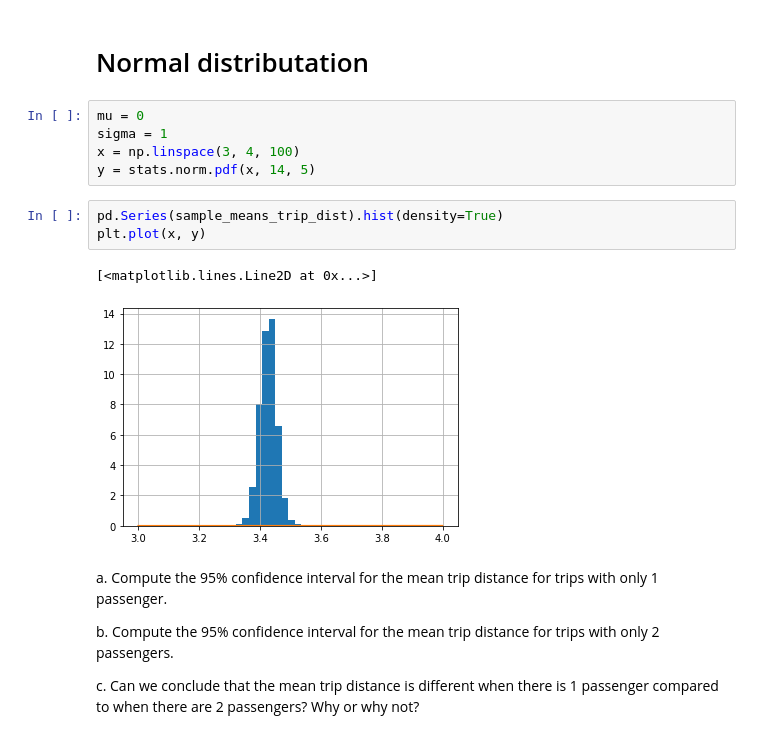
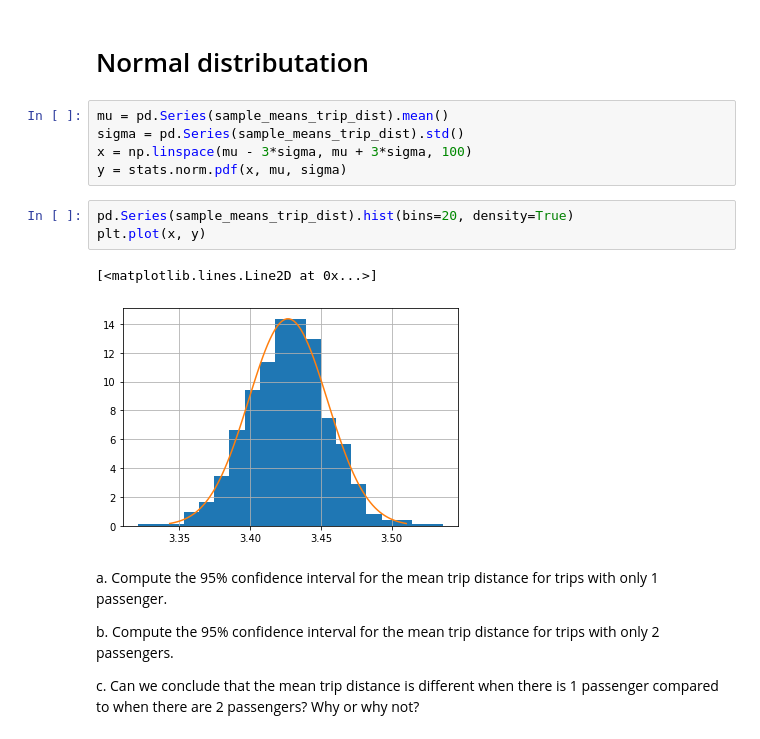
Before and after one commit to ed-biz23/data-sci-328, a Jupyter notebook: Assignment 2 - groupby, parametric and non-parametric distributions.ipynb, the cells around one changed output. Saved outputs shown, nothing was run; the diff lists cells and outputs as text.

```diff
--- a/Assignment 2 - groupby, parametric and non-parametric distributions.ipynb
+++ b/Assignment 2 - groupby, parametric and non-parametric distributions.ipynb
@@ -131,16 +161,16 @@ pd.Series(sample_means_trip_dist).hist(bins=20)
 # %% [markdown]
 # Normal distributation
 # %%
-mu = 0
-sigma = 1
-x = np.linspace(3, 4, 100)
-y = stats.norm.pdf(x, 14, 5)
+mu = pd.Series(sample_means_trip_dist).mean()
+sigma = pd.Series(sample_means_trip_dist).std()
+x = np.linspace(mu - 3*sigma, mu + 3*sigma, 100)
+y = stats.norm.pdf(x, mu, sigma)
 # %%
-pd.Series(sample_means_trip_dist).hist(density=True)
+pd.Series(sample_means_trip_dist).hist(bins=20, density=True)
 plt.plot(x, y)
 # %% [output]
 [<matplotlib.lines.Line2D at 0x...>]
-[figure, old version]
+[figure, new version]
 # %% [markdown]
 a. Compute the 95% confidence interval for the mean trip distance for trips with only 1 passenger.
 
```
Also changed, not shown: parts of 13 cells of this notebook, 1 other file.
